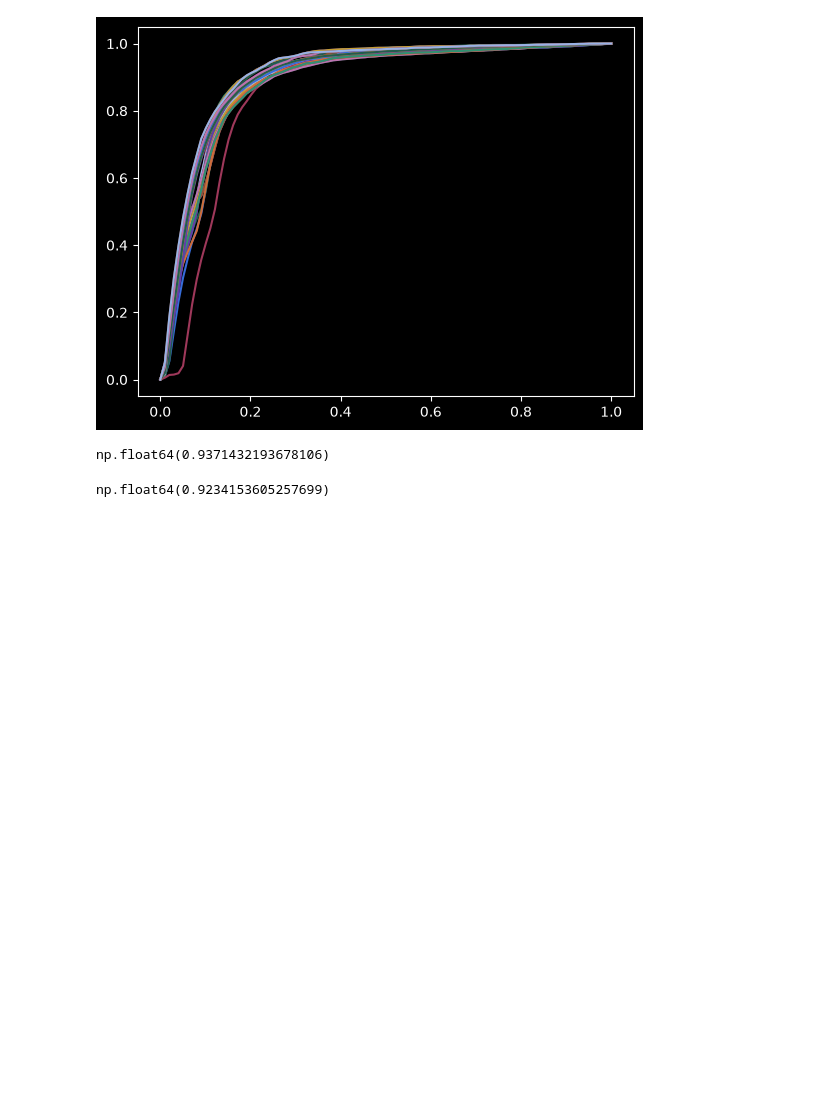
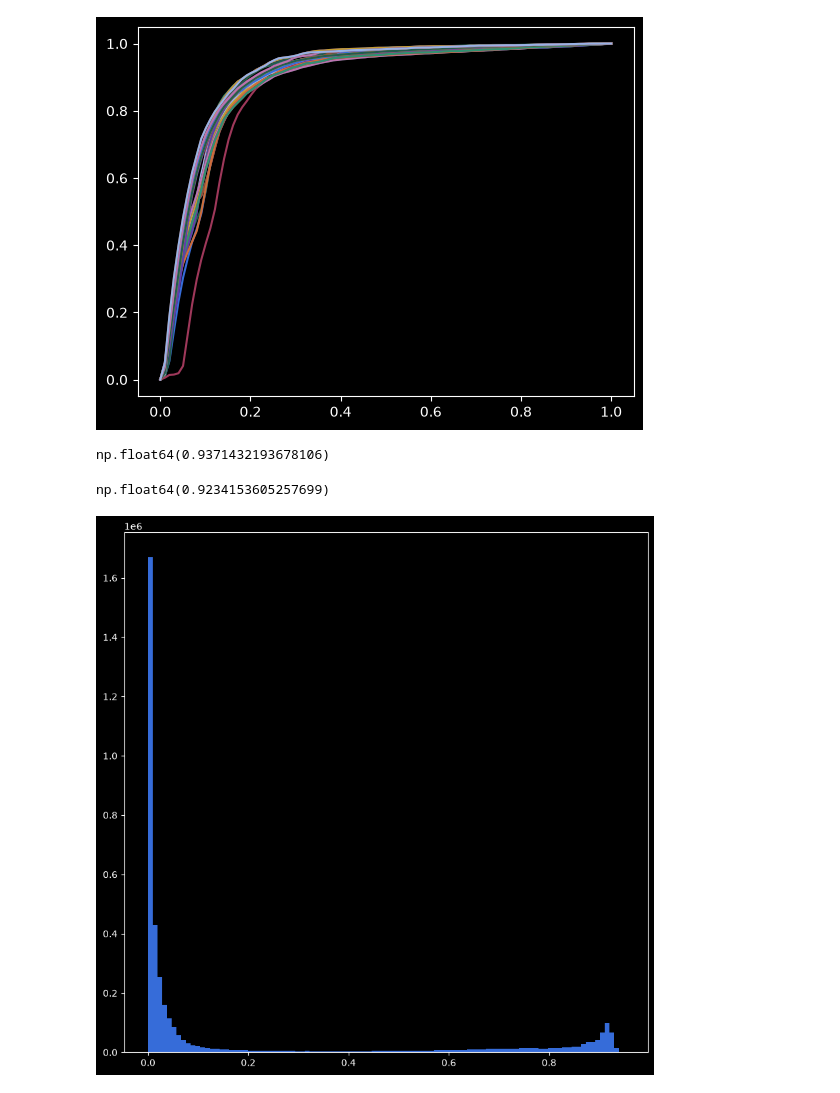
Before and after one commit to T-im4i-k/Active-Learning-for-Email-Interaction-Dynamics, a Jupyter notebook: src/email_outreach/notes/non_naive_f.ipynb, the cells around one changed output. Saved outputs shown, nothing was run; the diff lists cells and outputs as text; code cells hidden in the pictures; blank space fills up the shorter version.

```diff
--- a/src/email_outreach/notes/non_naive_f.ipynb
+++ b/src/email_outreach/notes/non_naive_f.ipynb
@@ -85,3 +85,17 @@ np.float64(0.9371432193678106)
  np.array(naive_recalls).mean(axis=0)[25]
 # %% [output]
 np.float64(0.9234153605257699)
+# %%
+sae_experiments: list[list] = load_experiment_metrics(non_naive_path)
+# %%
+sae_s = []
+
+for experiment in sae_experiments:
+    sae_s += [metric.prediction for metric in experiment]
+# %%
+plt.figure(figsize=(10, 10))
+
+plt.hist(sae_s, bins=100)
+plt.show()
+# %% [output]
+[figure, added]
```
Also changed, not shown: 13 other files.
